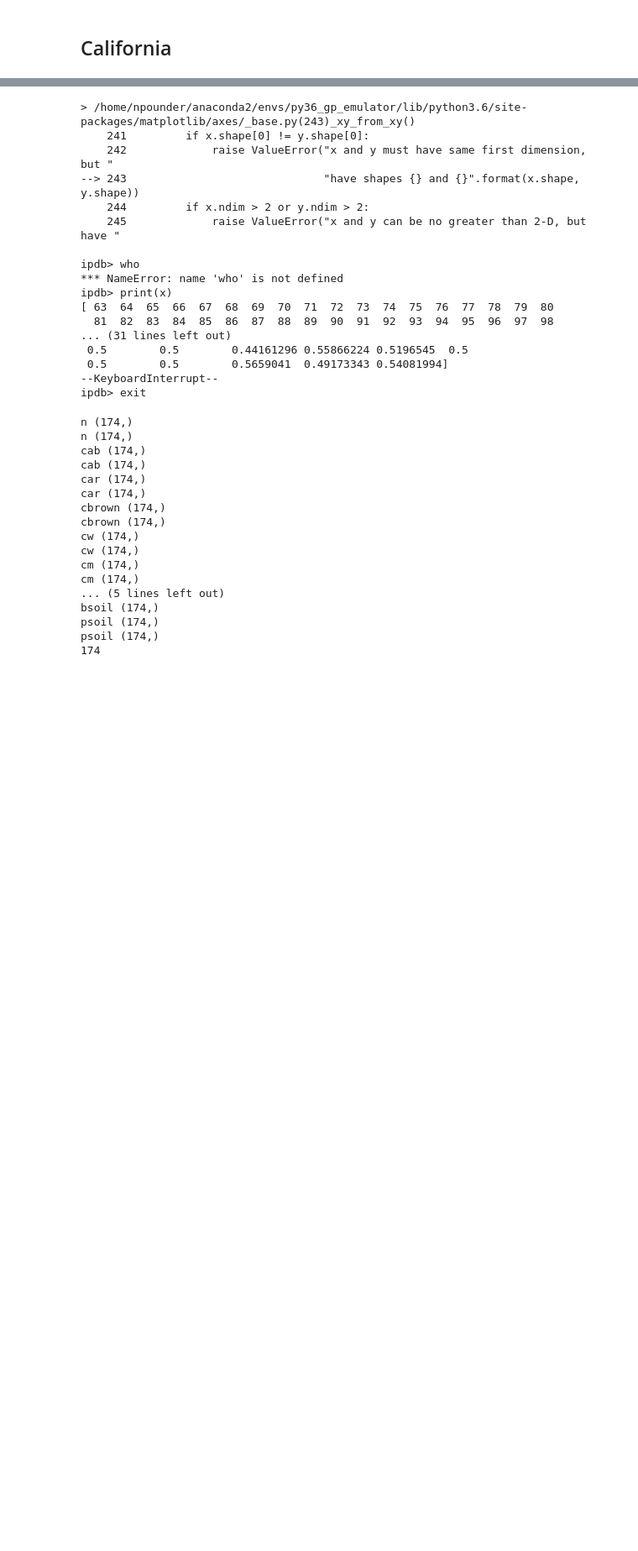
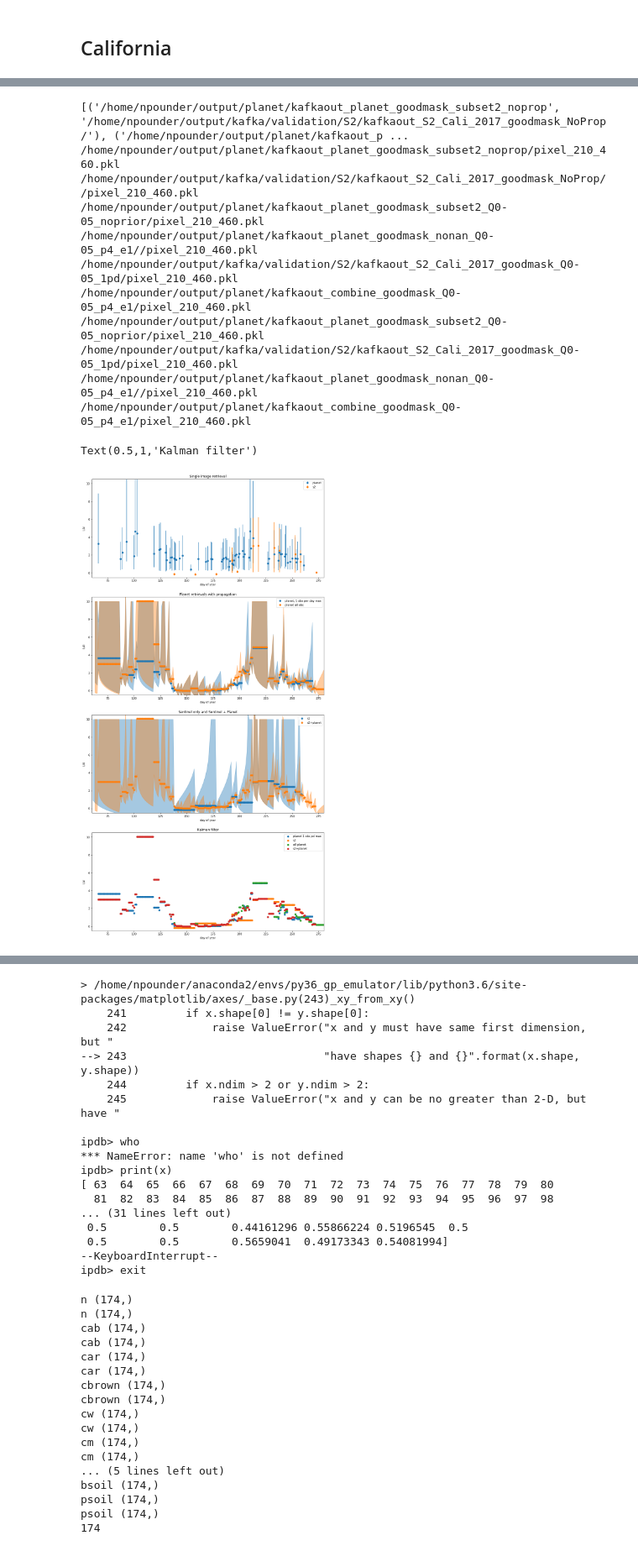
Before and after one commit to Assimila/kafka_plots, a Jupyter notebook: Plot_pixel_timeseries-narrowband_sail.ipynb, the cells around one changed output, grey strips where cells are left out. Shown at 84% size. Drawn from its saved outputs; the diff is of its cells as text; code cells hidden in the pictures; blank space fills up the shorter version.

```diff
--- a/Plot_pixel_timeseries-narrowband_sail.ipynb
+++ b/Plot_pixel_timeseries-narrowband_sail.ipynb
@@ -175,0 +208,65 @@ Text(0.5,1,'LAI retrieved from planetlabs')
+# %%
+#'VALIDATOIN REPORT
+
+params = ['LAI']
+
+filepaths_noprop = (
+             "/home/npounder/output/planet/kafkaout_planet_goodmask_subset2_noprop",
+             "/home/npounder/output/kafka/validation/S2/kafkaout_S2_Cali_2017_goodmask_NoProp/")
+legend_noprop = ("planet","s2")
+
+
+filepaths_prop = (
+            "/home/npounder/output/planet/kafkaout_planet_goodmask_subset2_Q0-05_noprior",
+            # "/home/npounder/output/planet/kafkaout_planet_goodmask_subset2_Q0-1_noprior",
+    #"/home/npounder/output/kafka/validation/S2/kafkaout_S2_Cali_2017_goodmask_Q0-025_1pd",
+            "/home/npounder/output/kafka/validation/S2/kafkaout_S2_Cali_2017_goodmask_Q0-05_1pd",
+            #"/home/npounder/output/kafka/validation/S2/kafkaout_S2_Cali_2017_goodmask_Q0-1_1pd",
+             "/home/npounder/output/planet/kafkaout_planet_goodmask_nonan_Q0-05_p4_e1/",
+             "/home/npounder/output/planet/kafkaout_combine_goodmask_Q0-05_p4_e1")
+legend_prop = ("planet 1 obs pd max","s2","all planet", "s2+planet")
+
+filepaths_planet = (
+                    "/home/npounder/output/planet/kafkaout_planet_goodmask_subset2_Q0-05_noprior",
+    "/home/npounder/output/planet/kafkaout_planet_goodmask_nonan_Q0-05_p4_e1/",
+)
+legend_planet = ("planet, 1 obs per day max","planet all obs")
+
+filepaths_s2 = (
+                    "/home/npounder/output/kafka/validation/S2/kafkaout_S2_Cali_2017_goodmask_Q0-05_1pd",
+             "/home/npounder/output/planet/kafkaout_combine_goodmask_Q0-05_p4_e1")
+legend_s2 = ("s2", "s2+planet")
+
+filepaths = [filepaths_noprop, filepaths_planet, filepaths_s2, filepaths_prop]
+print( filepaths)
+legends = [legend_noprop, legend_planet, legend_s2, legend_prop]
+error_styles = ["bar", "shading", "shading", None]
+
+x = 210; y= 460
+
+fig, axs = plt.subplots(4,1, figsize=(15,30))
+axs = axs.flatten()
+for ax, fp, legend, err_style in zip(axs, filepaths, legends, error_styles):
+    plot_all_params([ax], params, fp, 2017, x, y, legend = legend, error=err_style)#None)
+    ax.set_ylim([-0.5,10.5])
+    ax.set_xlabel("day of year")
+    ax.set_ylabel("LAI")
+    ax.set_xlim([60, 280])
+axs[0].set_title("Single image retrieval")
+axs[1].set_title("Planet retrievals with propagation")
+axs[2].set_title("Sentinel only and Sentinel + Planet")
+axs[3].set_title("Kalman filter")
+# %% [output]
+[('/home/npounder/output/planet/kafkaout_planet_goodmask_subset2_noprop', '/home/npounder/output/kafka/validation/S2/kafkaout_S2_Cali_2017_goodmask_NoProp/'), ('/home/npounder/output/planet/kafkaout_p ...
+/home/npounder/output/planet/kafkaout_planet_goodmask_subset2_noprop/pixel_210_460.pkl
+/home/npounder/output/kafka/validation/S2/kafkaout_S2_Cali_2017_goodmask_NoProp//pixel_210_460.pkl
+/home/npounder/output/planet/kafkaout_planet_goodmask_subset2_Q0-05_noprior/pixel_210_460.pkl
+/home/npounder/output/planet/kafkaout_planet_goodmask_nonan_Q0-05_p4_e1//pixel_210_460.pkl
+/home/npounder/output/kafka/validation/S2/kafkaout_S2_Cali_2017_goodmask_Q0-05_1pd/pixel_210_460.pkl
+/home/npounder/output/planet/kafkaout_combine_goodmask_Q0-05_p4_e1/pixel_210_460.pkl
+/home/npounder/output/planet/kafkaout_planet_goodmask_subset2_Q0-05_noprior/pixel_210_460.pkl
+/home/npounder/output/kafka/validation/S2/kafkaout_S2_Cali_2017_goodmask_Q0-05_1pd/pixel_210_460.pkl
+/home/npounder/output/planet/kafkaout_planet_goodmask_nonan_Q0-05_p4_e1//pixel_210_460.pkl
+/home/npounder/output/planet/kafkaout_combine_goodmask_Q0-05_p4_e1/pixel_210_460.pkl
+Text(0.5,1,'Kalman filter')
+[figure, added]
```
Also changed, not shown: parts of 9 cells of this notebook, 2 other files.
